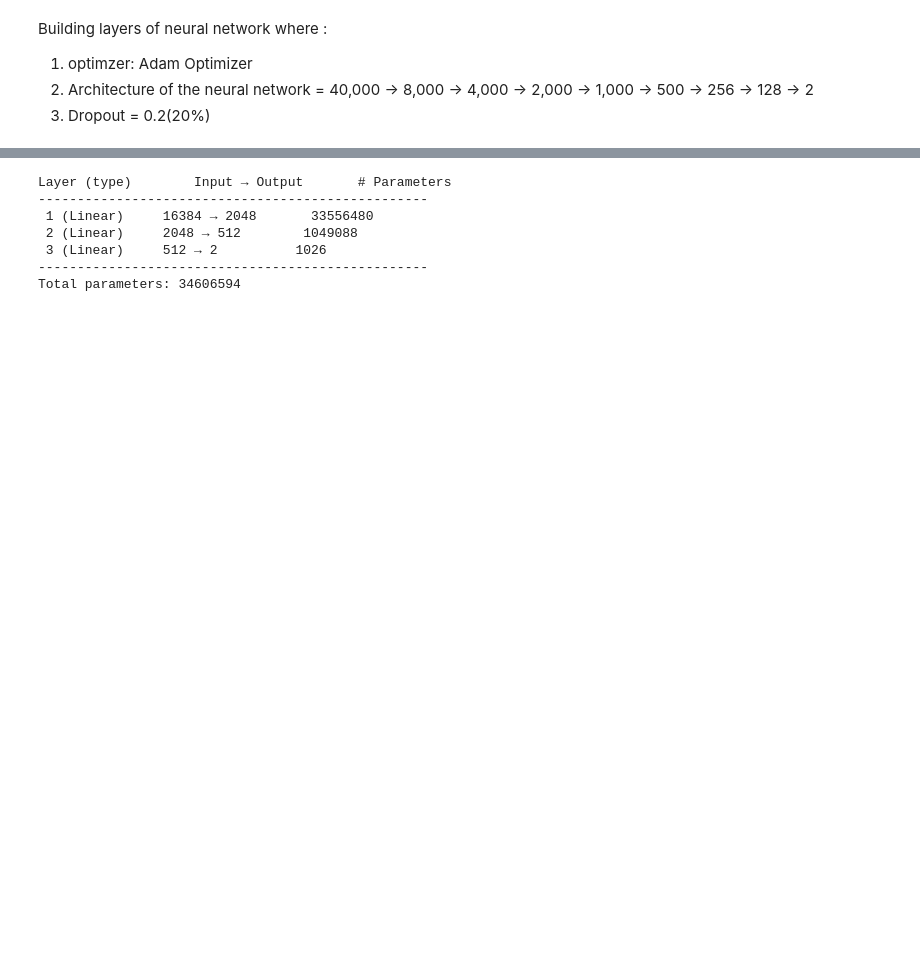
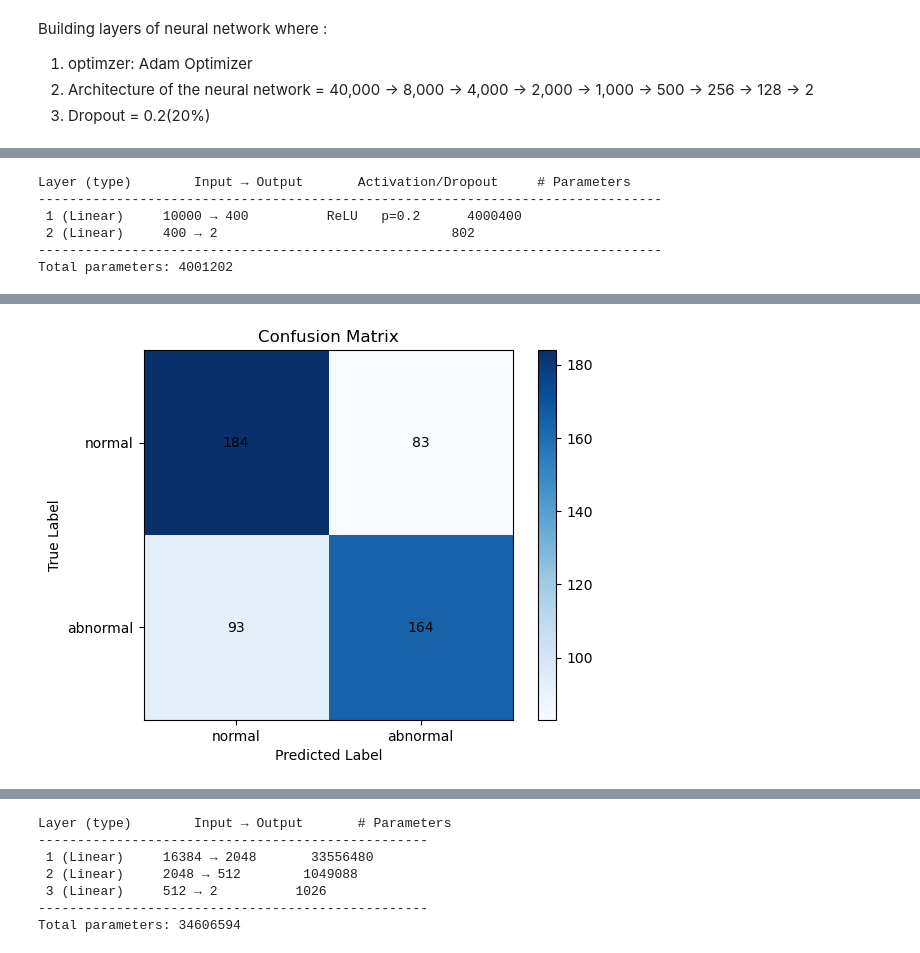
Before and after one commit to sania8/ProgrammingAndMathsforAI, a Jupyter notebook: Experimentwithnewarchitecture.ipynb, the cells around one changed output, grey strips where cells are left out. Cells and saved outputs as stored; diff of their text form; code cells hidden in the pictures; blank space fills up the shorter version.

```diff
--- a/Experimentwithnewarchitecture.ipynb
+++ b/Experimentwithnewarchitecture.ipynb
@@ -95,0 +206,3 @@ Shape of X_train after PCA: (4188, 1939)
+# %%
+def accuracy(y_true, y_pred):
+    return np.mean(y_true == y_pred)
@@ -156,0 +478,28 @@ class Dropout:
+# %%
+def confusion_matrix(y_true, y_pred, num_classes=2):
+    cm = np.zeros((num_classes, num_classes), dtype=int)
+    for t, p in zip(y_true, y_pred):
+        cm[t, p] += 1
+    return cm
+import matplotlib.pyplot as plt
+
+def plot_confusion_matrix(cm, classes=['normal', 'abnormal']):
+    plt.imshow(cm, cmap="Blues")
+    plt.title("Confusion Matrix")
+    plt.colorbar()
+
+    tick_marks = np.arange(len(classes))
+    plt.xticks(tick_marks, classes)
+    plt.yticks(tick_marks, classes)
+
+    # write numbers inside boxes
+    for i in range(cm.shape[0]):
+        for j in range(cm.shape[1]):
+            plt.text(j, i, cm[i, j], ha="center", va="center", color="black")
+
+    plt.ylabel("True Label")
+    plt.xlabel("Predicted Label")
+    plt.show()
+# %%
+def accuracy(y_true, y_pred):
+    return np.mean(y_true == y_pred)
@@ -156,0 +620,22 @@ class Dropout:
+# %%
+model = SimpleNN(input_dim=X_train.shape[1], hidden_dims=[400], output_dim=2, dropout_p=0.2)
+# %%
+model_summary(model)
+# %% [output]
+Layer (type)        Input → Output       Activation/Dropout     # Parameters
+--------------------------------------------------------------------------------
+ 1 (Linear)     10000 → 400          ReLU   p=0.2      4000400
+ 2 (Linear)     400 → 2                              802
+--------------------------------------------------------------------------------
+Total parameters: 4001202
+# %%
+Experiment1 = train(
+    model,
+    X_train, y_train,
+    X_val, y_val,
+    X_test, y_test,
+    lr=0.001,
+    epochs=30,
+    l2=0.00
+)
+# %% [output]
@@ -156,0 +659 @@ class Dropout:
+[figure, added]
```
Also changed, not shown: parts of 64 cells of this notebook.
